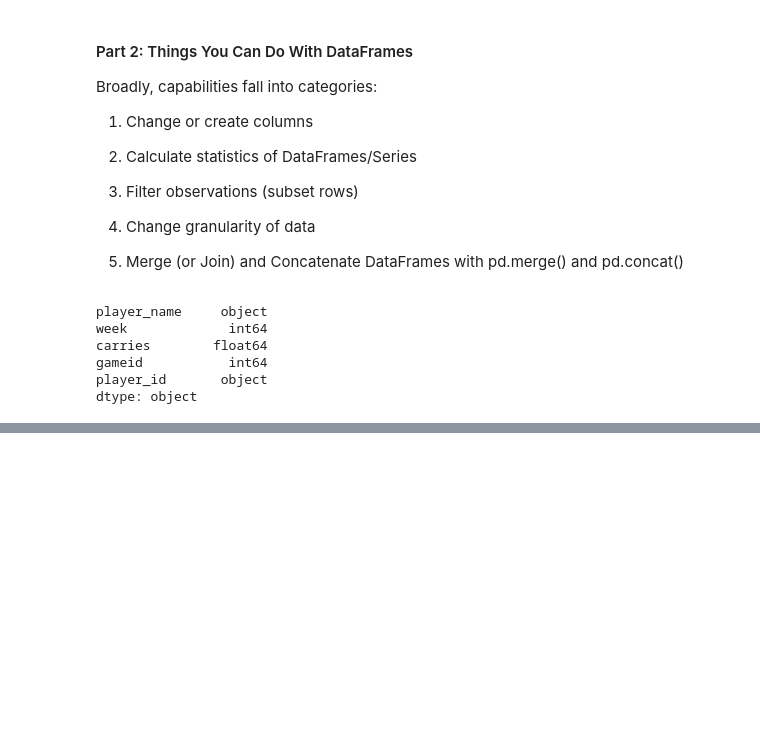
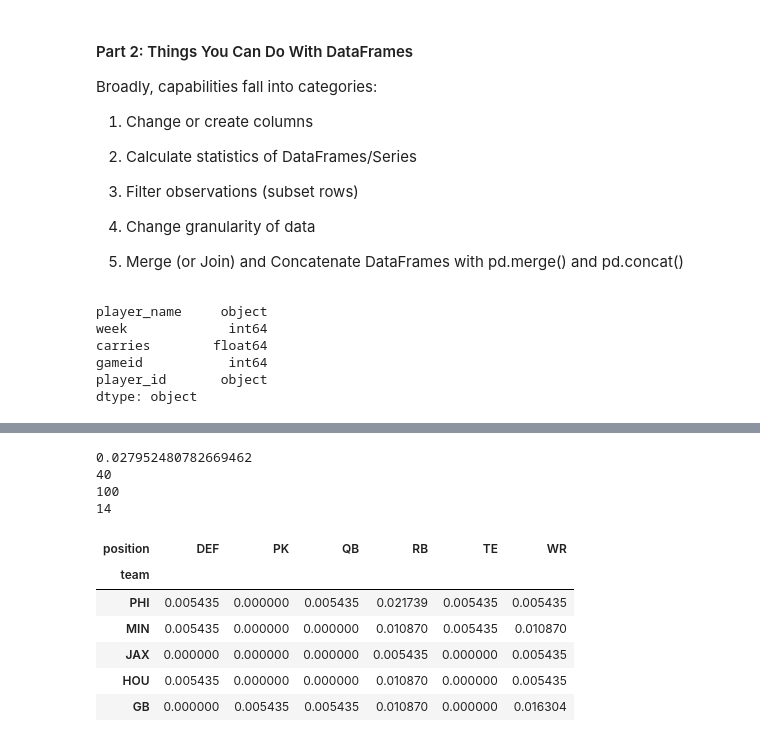
Before and after one commit to 10E-4m2/Notes-LTCWFF, a Jupyter notebook: LTCWFF-HandsOn.ipynb, the cells around one changed output, grey strips where cells are left out. Cells and saved outputs as stored; diff of their text form; code cells hidden in the pictures; blank space fills up the shorter version.

Commit message:
Add notes for summary stats and filtering

```diff
--- a/LTCWFF-HandsOn.ipynb
+++ b/LTCWFF-HandsOn.ipynb
@@ -678,0 +673,76 @@ Index(['player_name', 'week', 'carries', 'gameid', 'player_id', 'rush_yards',
+# %%
+# Built-in Pandas functions to operated on DFs
+
+# summary statistics
+adp_df.mean() # colmeans for numeric columns
+adp_df.std()
+adp_df.max() # min/max take strings as well as numbers
+adp_df.min()
+adp_df.count()
+
+# axis of summary stats
+adp_df[['adp','low','high']].mean(axis=0) # col means
+adp_df[['adp','low','high']].mean(axis=1) # row means
+
+# Bolean summary stats
+print(pg_df['good_rb_game'].mean()) # avg truth value 0-1
+print(pg_df['good_rb_game'].sum()) # number of true values
+
+(pg_df['pass_yards'] >  450).any() # are any rows true?
+(pg_df['pass_yards'] >  100).all() # are all rows true?
+
+(pg_df[['rush_yards','rec_yards']] >  100).any(axis=1)
+    # is condition true in either columnn for each row
+print((pg_df[['rush_yards','rec_yards']] >  100).any(axis=1).sum())
+    # it is true in 100 rows
+
+print((pg_df[['rush_yards','rec_yards']] >  50).all(axis=1).sum())
+    # in sample 14 players had >50 rush yds + >50 rec yards
+
+
+# Other summary functions
+adp_df['position'].value_counts()
+    # freq table with counts of unique vals
+adp_df['position'].value_counts(normalize=True)
+    # frequency table normalized to proportion
+pd.crosstab(adp_df['team'], adp_df['position'], normalize=True).sample(5)
+    # cross-tabular frequency table
+    # pd.crosstab(rows, cols)
+
+# Series functions
+    # cummin, cummax, cumsum
+    # argmin, argmax
+    # kurtosis, skew
+    # sort_index, sort_values
+    # sum
+    # mean, median, mode
+    # var, std
+    # rank, quantile
+    # autocorr
+    # isna, isnull, notna, notnull
+    # dropna, drop_duplicates
+    # more with tab completion: pd.Series. {tab}
+
+
+
+# DataFrame functions
+    # corr
+    # cov
+    # describe (descriptive statistics)
+    # dropna, drop_duplicates
+    # join, merge (merge more general than join)
+    # transpose
+    # pivot: create pivot table
+    # melt: unpivot
+# %% [output]
+0.027952480782669462
+40
+100
+14
+| position | DEF | PK | QB | RB | TE | WR |
+| team |  |  |  |  |  |  |
+| PHI | 0.005435 | 0.000000 | 0.005435 | 0.021739 | 0.005435 | 0.005435 |
+| MIN | 0.005435 | 0.000000 | 0.000000 | 0.010870 | 0.005435 | 0.010870 |
+| JAX | 0.000000 | 0.000000 | 0.000000 | 0.005435 | 0.000000 | 0.005435 |
+| HOU | 0.005435 | 0.000000 | 0.000000 | 0.010870 | 0.000000 | 0.005435 |
+| GB | 0.000000 | 0.005435 | 0.005435 | 0.010870 | 0.000000 | 0.016304 |
```
Also changed, not shown: parts of 6 cells of this notebook.
